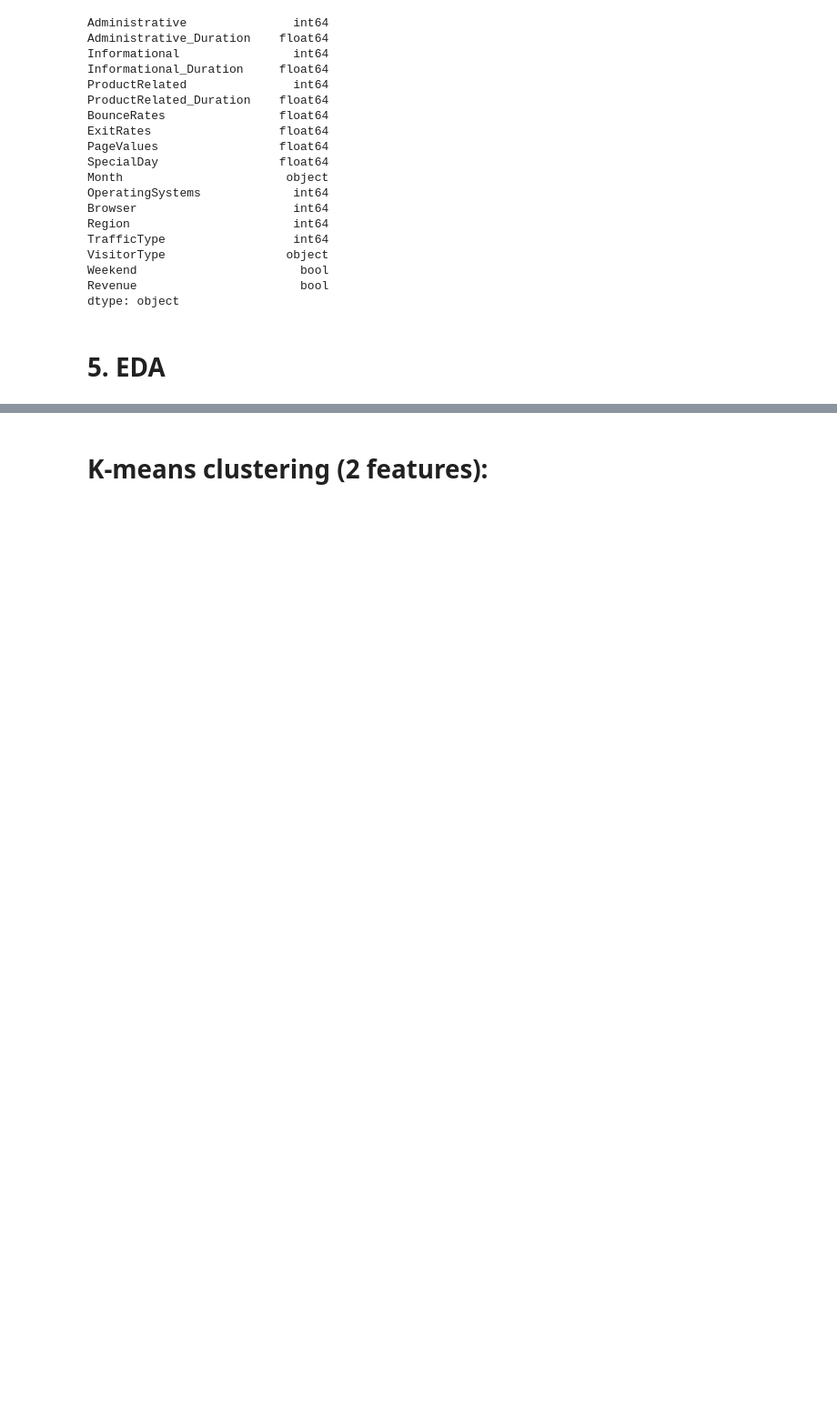
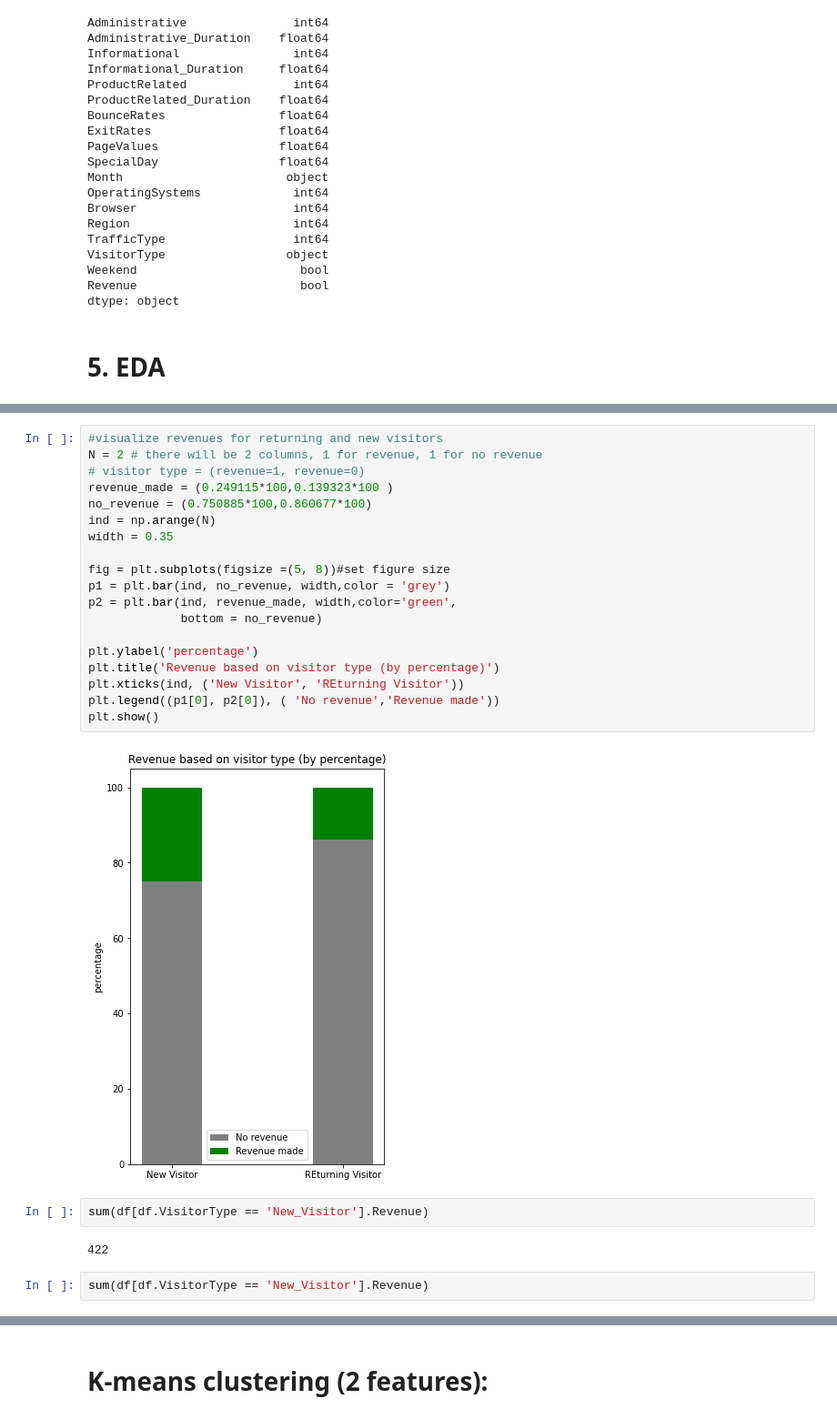
Before and after one commit to tingmwgnit/machine_learning_playground, a Jupyter notebook: k_means/online_shoppers_intention.ipynb, the cells around one changed output, grey strips where cells are left out. Shown: that part at 91% size. Saved outputs shown, nothing was run; the diff lists cells and outputs as text; blank space fills up the shorter version.

```diff
--- a/k_means/online_shoppers_intention.ipynb
+++ b/k_means/online_shoppers_intention.ipynb
@@ -118,0 +159,27 @@ We can see from the above correlation heatmap that bounce rates and exit rates a
+# %%
+#visualize revenues for returning and new visitors
+N = 2 # there will be 2 columns, 1 for revenue, 1 for no revenue
+# visitor type = (revenue=1, revenue=0)
+revenue_made = (0.249115*100,0.139323*100 )
+no_revenue = (0.750885*100,0.860677*100)
+ind = np.arange(N)
+width = 0.35
+
+fig = plt.subplots(figsize =(5, 8))#set figure size
+p1 = plt.bar(ind, no_revenue, width,color = 'grey')
+p2 = plt.bar(ind, revenue_made, width,color='green',
+             bottom = no_revenue)
+
+plt.ylabel('percentage')
+plt.title('Revenue based on visitor type (by percentage)')
+plt.xticks(ind, ('New Visitor', 'REturning Visitor'))
+plt.legend((p1[0], p2[0]), ( 'No revenue','Revenue made'))
+plt.show()
+# %% [output]
+[figure, added]
+# %%
+sum(df[df.VisitorType == 'New_Visitor'].Revenue)
+# %% [output]
+422
+# %%
+sum(df[df.VisitorType == 'New_Visitor'].Revenue)
```
Also changed, not shown: parts of 11 cells of this notebook.
